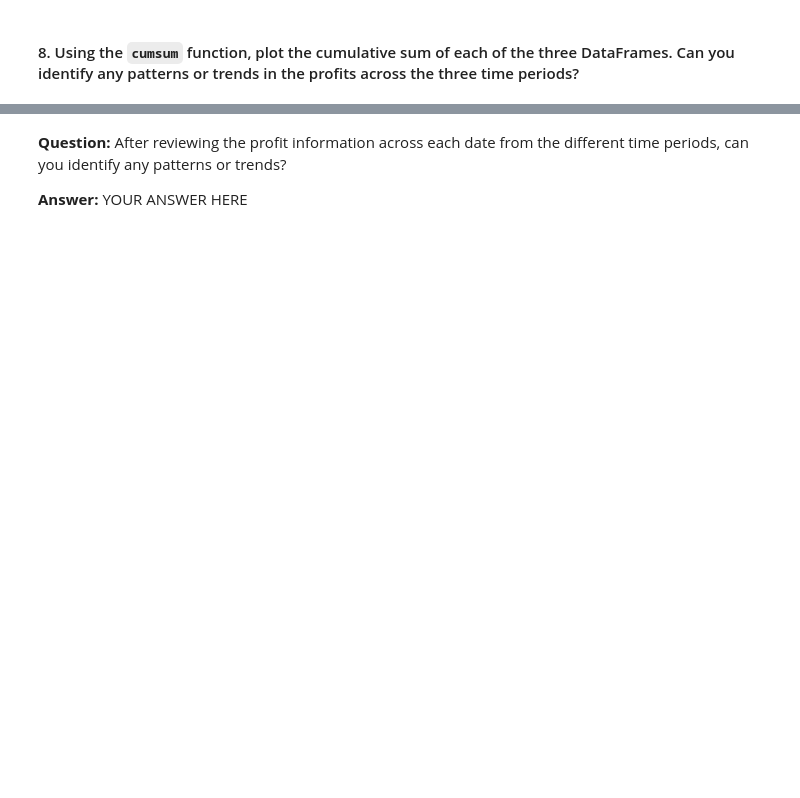
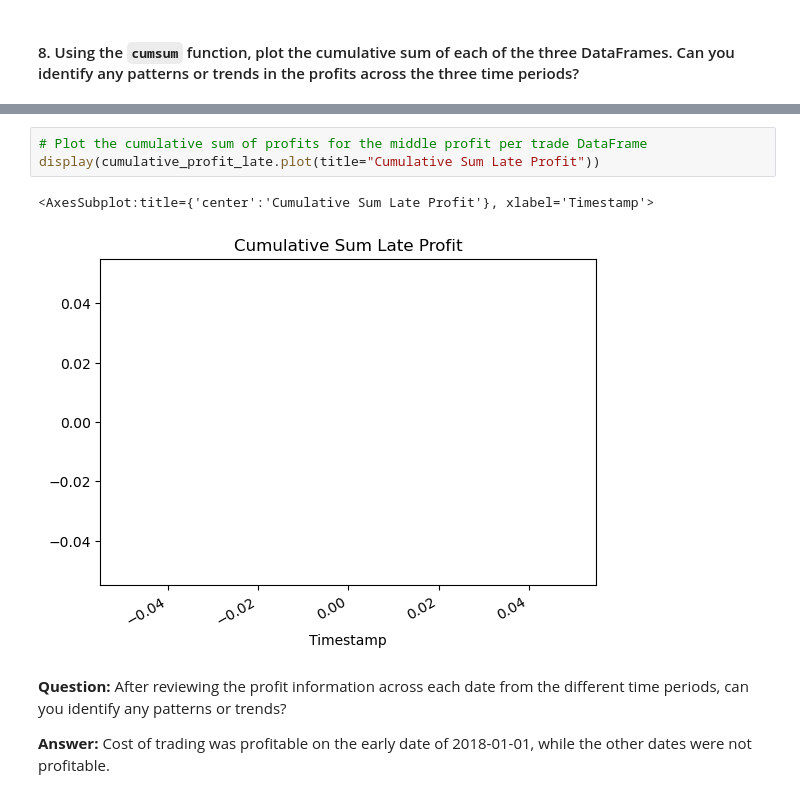
Before and after one commit to devops4cloud/fintech_module3_challenge, a Jupyter notebook: crypto_arbitrage.ipynb, the cells around one changed output, grey strips where cells are left out. Saved outputs shown, nothing was run; the diff lists cells and outputs as text; blank space fills up the shorter version.

```diff
--- a/crypto_arbitrage.ipynb
+++ b/crypto_arbitrage.ipynb
@@ -681,4 +819,10 @@ cumulative_profit_early = # YOUR CODE HERE
+# %%
+# Plot the cumulative sum of profits for the middle profit per trade DataFrame
+display(cumulative_profit_late.plot(title="Cumulative Sum Late Profit"))
+# %% [output]
+<AxesSubplot:title={'center':'Cumulative Sum Late Profit'}, xlabel='Timestamp'>
+[figure, added]
 # %% [markdown]
 **Question:** After reviewing the profit information across each date from the different time periods, can you identify any patterns or trends?
 
-**Answer:** YOUR ANSWER HERE
+**Answer:** Cost of trading was profitable on the early date of 2018-01-01, while the other dates were not profitable.
```
Also changed, not shown: parts of 16 cells of this notebook.
